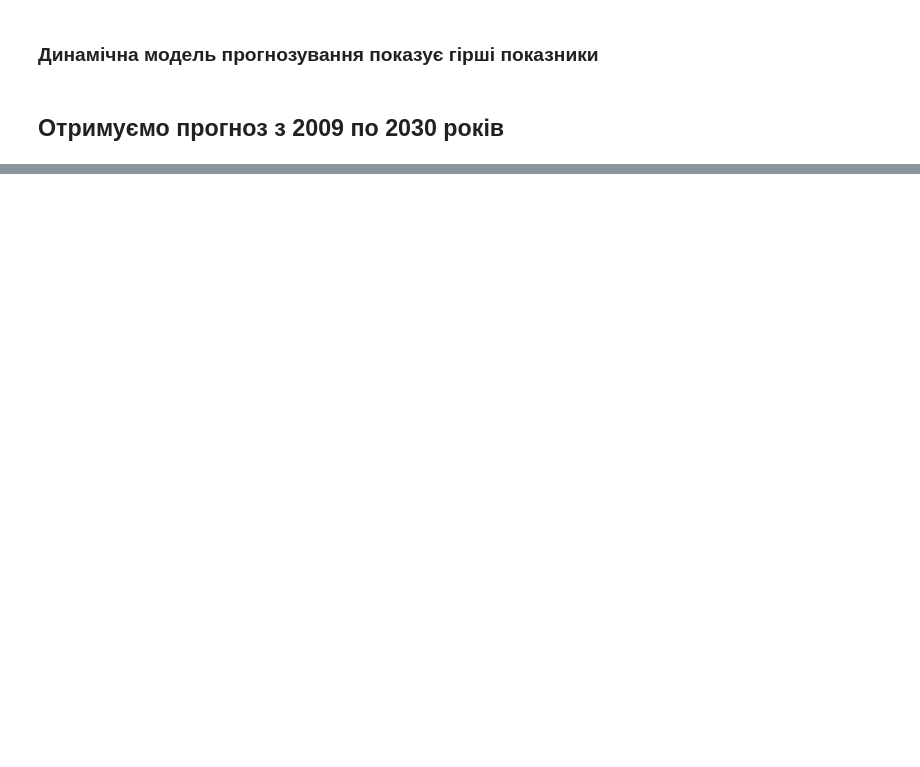
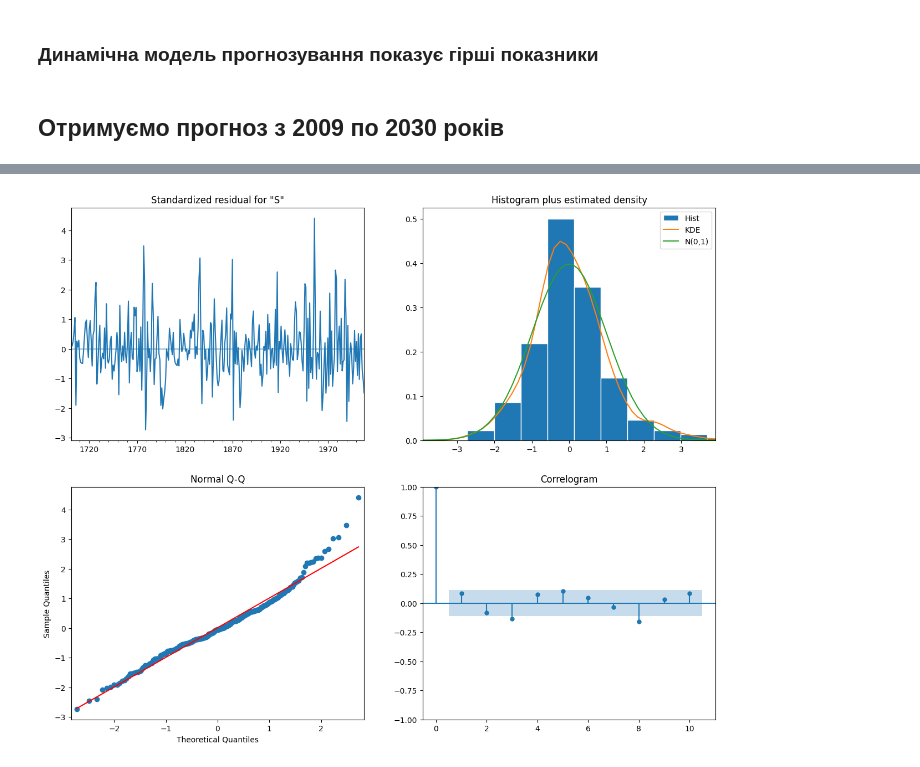
Before and after one commit to SharovarovAleksandr/Academy, a Jupyter notebook: Lesson45/Lesson45_1.ipynb, the cells around one changed output, grey strips where cells are left out. Saved outputs shown, nothing was run; the diff lists cells and outputs as text; code cells hidden in the pictures; blank space fills up the shorter version.

```diff
--- a/Lesson45/Lesson45_1.ipynb
+++ b/Lesson45/Lesson45_1.ipynb
@@ -246,0 +255,5 @@ plt.show()
+# %%
+from statsmodels.tsa.arima.model import ARIMA
+mod = ARIMA(df, order=(2, 1, 2))
+results = mod.fit()
+print(results.summary().tables[1])
@@ -246,0 +270,5 @@ plt.show()
+# %%
+results.plot_diagnostics(figsize=(15, 12))
+plt.show()
+# %% [output]
+[figure, added]
```
Also changed, not shown: parts of 12 cells of this notebook.
